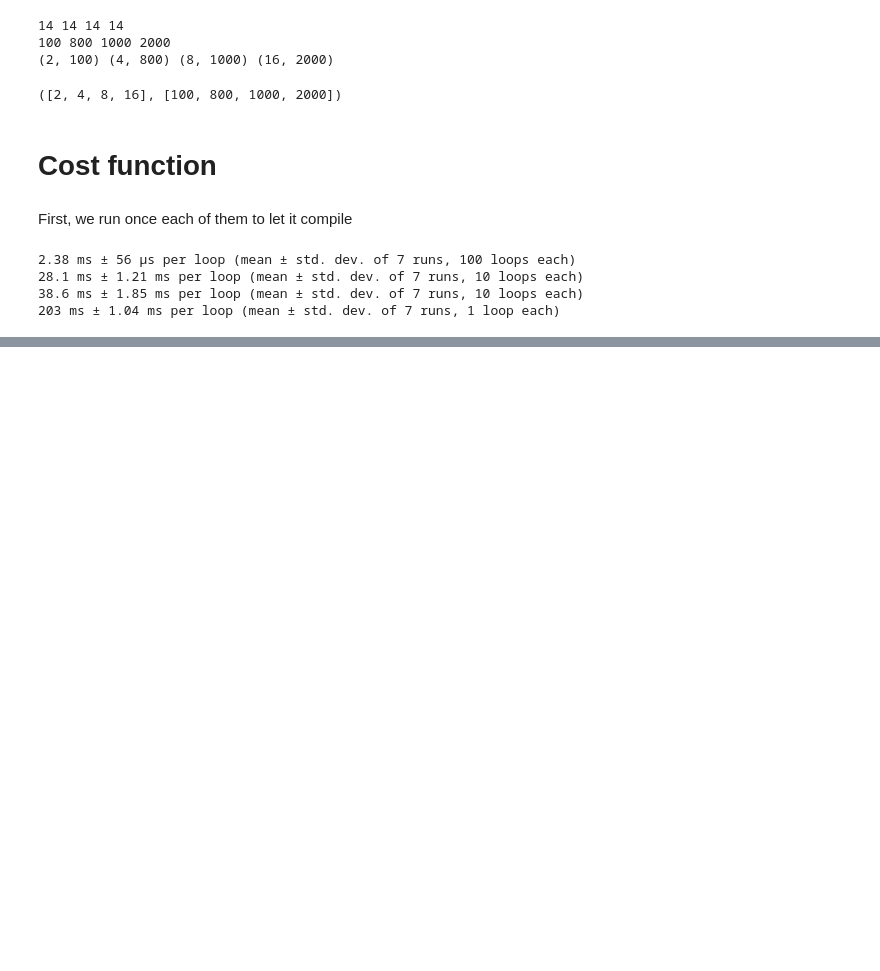
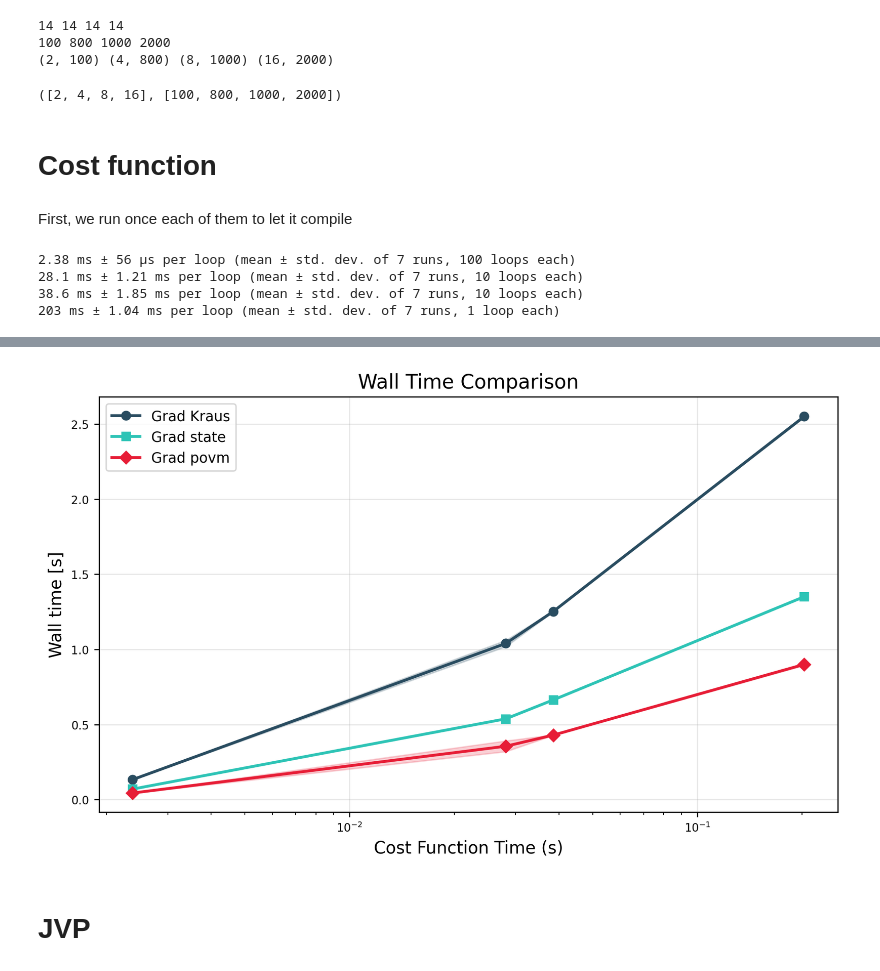
Before and after one commit to EmilianoG-byte/iqm-benchmarks, a Jupyter notebook: playground/time_complexity/computation_vs_cost_function.ipynb, the cells around one changed output, grey strips where cells are left out. Saved outputs shown, nothing was run; the diff lists cells and outputs as text; code cells hidden in the pictures; blank space fills up the shorter version.

Commit message:
add additional hvp and grad complexity comparisons vs cost function along with minimal example for JAX discussion

```diff
--- a/playground/time_complexity/computation_vs_cost_function.ipynb
+++ b/playground/time_complexity/computation_vs_cost_function.ipynb
@@ -209,0 +232,5 @@ here
+# %%
+timing_grad_kraus_1q = %timeit -o grad_fn_kraus_1q(kraus_tensor_1q_target)
+timing_grad_kraus_2q = %timeit -o grad_fn_kraus_2q(kraus_tensor_2q_target)
+timing_grad_kraus_3q = %timeit -o grad_fn_kraus_3q(kraus_tensor_3q_target)
+timing_grad_kraus_4q = %timeit -o grad_fn_kraus_4q(kraus_tensor_4q_target)
@@ -209,0 +262,6 @@ here
+# %%
+# Store timing result in a variable
+timing_grad_state_1q = %timeit -o grad_fn_state_1q(state_psd_1q_target)
+timing_grad_state_2q = %timeit -o grad_fn_state_2q(state_psd_2q_target)
+timing_grad_state_3q = %timeit -o grad_fn_state_3q(state_psd_3q_target)
+timing_grad_state_4q = %timeit -o grad_fn_state_4q(state_psd_4q_target)
@@ -209,0 +294,5 @@ here
+# %%
+timing_grad_povm_1q = %timeit -o grad_fn_povm_1q(povm_psd_1q_target)
+timing_grad_povm_2q = %timeit -o grad_fn_povm_2q(povm_psd_2q_target)
+timing_grad_povm_3q = %timeit -o grad_fn_povm_3q(povm_psd_3q_target)
+timing_grad_povm_4q = %timeit -o grad_fn_povm_4q(povm_psd_4q_target)
@@ -209,0 +304,29 @@ here
+# %%
+timings_grad_kraus = [timing_grad_kraus_1q, timing_grad_kraus_2q, timing_grad_kraus_3q, timing_grad_kraus_4q]
+tuples_grad_kraus = [(time.average, time.stdev) for time in timings_grad_kraus]
+tuples_grad_kraus_scaled = [(time_grad.average/(time_fn.average), time_grad.stdev/(time_fn.average)) for time_grad, time_fn in zip(timings_grad_kraus, timings_cost_fn)]
+
+timings_grad_state = [timing_grad_state_1q, timing_grad_state_2q, timing_grad_state_3q, timing_grad_state_4q]
+tuples_grad_state = [(time.average, time.stdev) for time in timings_grad_state]
+tuples_grad_state_scaled = [(time_grad.average/(time_fn.average), time_grad.stdev/(time_fn.average)) for time_grad, time_fn in zip(timings_grad_state, timings_cost_fn)]
+
+timings_grad_povm = [timing_grad_povm_1q, timing_grad_povm_2q, timing_grad_povm_3q, timing_grad_povm_4q]
+tuples_grad_povm = [(time.average, time.stdev) for time in timings_grad_povm]
+tuples_grad_povm_scaled = [(time_grad.average/(time_fn.average), time_grad.stdev/(time_fn.average)) for time_grad, time_fn in zip(timings_grad_povm, timings_cost_fn)]
+
+# Use this as x axis to compare againts the cost function
+cost_fn_time_list = [avg_std[0] for avg_std in tuples_cost_fn]
+xlabel = "Cost Function Time (s)"
+
+grad_all_times = {
+    "Grad Kraus": tuples_grad_kraus,
+    "Grad state": tuples_grad_state,
+    "Grad povm": tuples_grad_povm,
+    # "Grad kraus (scaled)": tuples_grad_kraus_scaled,
+    # "Grad state (scaled)": tuples_grad_state_scaled,
+    # "Grad povm (scaled)": tuples_grad_povm_scaled,
+}
+# plot_wall_time(grad_all_times, num_qubits, logscale=None)
+plot_wall_time(grad_all_times, cost_fn_time_list, logscale="x", xlabel=xlabel)
+# %% [output]
+[figure, added]
@@ -209,0 +335,2 @@ here
+# %% [markdown]
+# JVP
```
Also changed, not shown: parts of 23 cells of this notebook, 2 other files.
